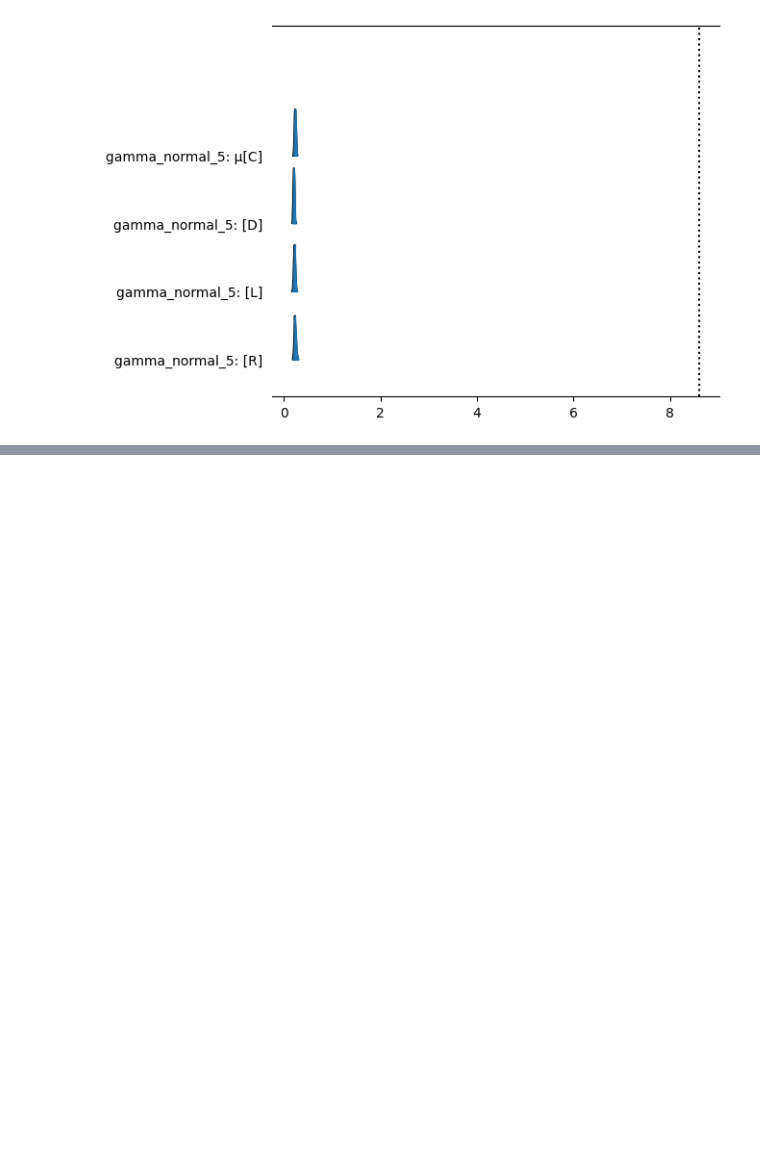
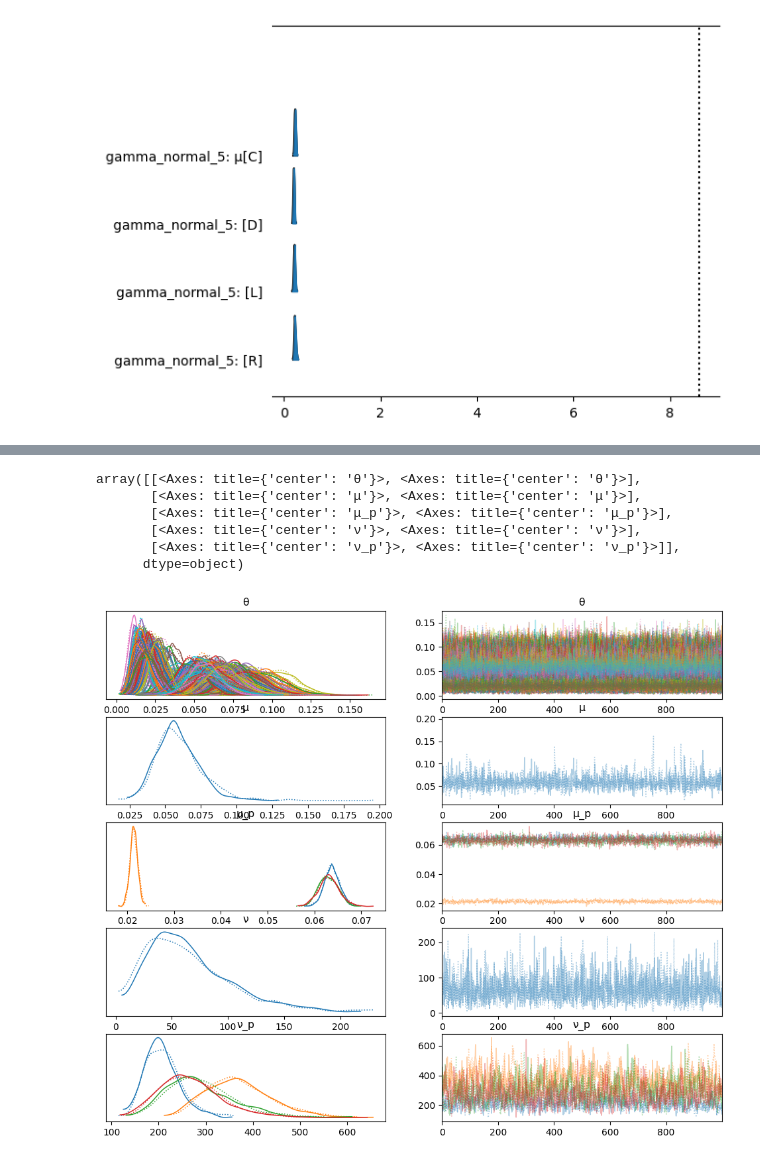
Before and after one commit to amanmeka/DataScience, a Jupyter notebook: Unit4/AmanMekaU4proj.ipynb, the cells around one changed output, grey strips where cells are left out. Saved outputs shown, nothing was run; the diff lists cells and outputs as text; code cells hidden in the pictures; blank space fills up the shorter version.

Commit message:
plot trace. but is μ_p even right?

```diff
--- a/Unit4/AmanMekaU4proj.ipynb
+++ b/Unit4/AmanMekaU4proj.ipynb
@@ -370,3 +391,39 @@ y_lims = axes[0].get_ylim()
 axes[0].vlines(data_normal.posterior['μ_mu'].mean(), *y_lims, color="k", ls=":");
 # %% [output]
 [figure]
+# %%
+#this is an array of the soccer positions,
+#except they are given an int (number) label instead of a string (of letters)
+data['position'] = data['position'].astype('category') # Convert to category dtype
+pos_idx = data.position.cat.codes.values
+
+#an array of the four strings that represent position
+pos_codes = data.position.cat.categories
+
+#puts coords in a dict, so pymc can read them
+sccr_coords = {"pos": pos_codes}
+# %%
+with pm.Model(coords = sccr_coords) as sccr_model:
+    # Hyper parameters
+    #
+    μ = pm.Beta('μ', alpha = 2, beta = 20)
+    ν = pm.Gamma('ν', mu = 55, sigma = 45)
+
+
+    # Parameters for positions
+    μ_p = pm.Beta('μ_p', mu = μ, nu = ν, dims = "pos")
+
+    ν_p = pm.Gamma('ν_p', mu = 55, sigma = 45, dims="pos")
+
+    # Parameter for players
+    θ = pm.Beta('θ', mu = μ_p[pos_idx], nu = ν_p[pos_idx])
+
+    #This tells our model how many shots and goals each player has
+    _ = pm.Binomial('gs',
+                    n = data.I_F_shotAttempts, #shots for each player
+                    p = θ, #guess of goals per shot
+                    observed = data.I_F_goals) #goals per player
+
+    #target_accept has a default of 0.8. Increasing it makes us less likely to
+    #have divergences
+    idata_sccr = pm.sample(target_accept = 0.95)
@@ -372,0 +433,12 @@ axes[0].vlines(data_normal.posterior['μ_mu'].mean(), *y_lims, color="k", ls=":"
+# %%
+#this gives a visualization of what pymc was doing in those 6 to 8 minutes
+#...which also takes 6 to 8 minutes to run
+az.plot_trace(idata_sccr)
+# %% [output]
+array([[<Axes: title={'center': 'θ'}>, <Axes: title={'center': 'θ'}>],
+       [<Axes: title={'center': 'μ'}>, <Axes: title={'center': 'μ'}>],
+       [<Axes: title={'center': 'μ_p'}>, <Axes: title={'center': 'μ_p'}>],
+       [<Axes: title={'center': 'ν'}>, <Axes: title={'center': 'ν'}>],
+       [<Axes: title={'center': 'ν_p'}>, <Axes: title={'center': 'ν_p'}>]],
+      dtype=object)
+[figure, added]
```
Also changed, not shown: parts of 6 cells of this notebook.
